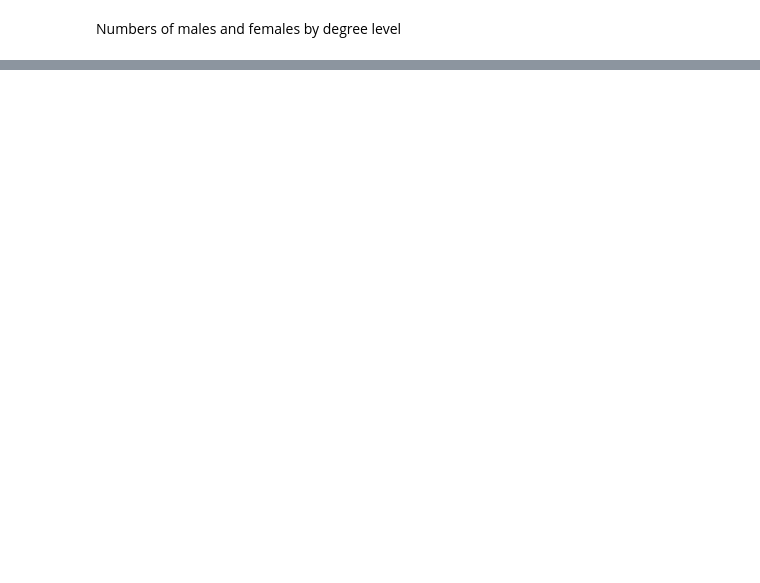
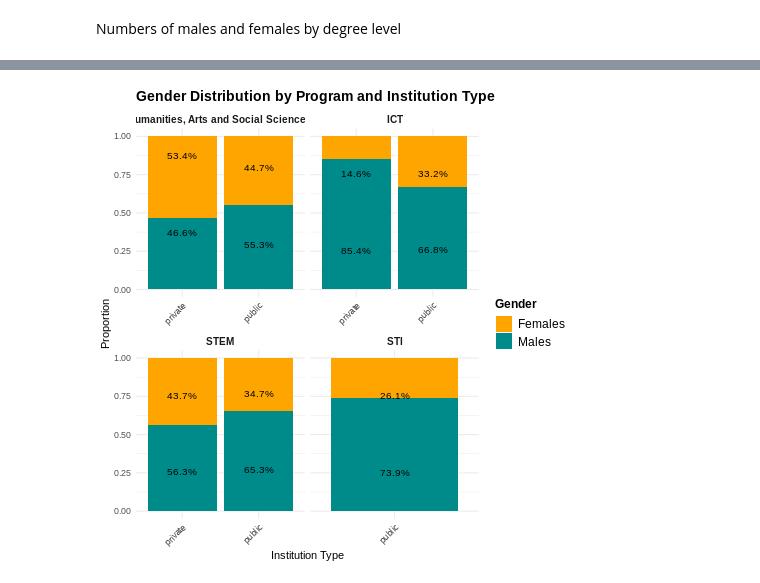
Before and after one commit to Dinke265/NSTIP, a Jupyter notebook: NSTIP.ipynb, the cells around one changed output, grey strips where cells are left out. Cells and saved outputs as stored; diff of their text form; code cells hidden in the pictures; blank space fills up the shorter version.

```diff
--- a/NSTIP.ipynb
+++ b/NSTIP.ipynb
@@ -204,0 +256,9 @@ write.csv(outliers, "outliers.csv", row.names = FALSE)
+# %%
+%%R
+
+cleanedgrads_data <- read_csv("/content/drive/My Drive/NSTIP/cleangrads_data.csv")
+
+total2022<- cleanedgrads_data %>%
+  summarise(Total_Females = sum(females, na.rm = TRUE),
+            Total_Males = sum(males, na.rm = TRUE))
+print(total2022)
@@ -249,0 +462,38 @@ lgl (17): ...11, ...12, ...13, ...14, ...15, ...16, ...17, ...18, ...19, ......
+# %%
+%%R
+
+gender_distribution_inst <- cleanedgrads_data %>%
+  group_by(program_type, type_institution) %>%
+  summarise(
+    total_fem = sum(females, na.rm = TRUE),
+    total_mal = sum(males, na.rm = TRUE)
+  ) %>%
+  mutate(total_combined = total_fem + total_mal) %>%
+  pivot_longer(cols = c(total_fem, total_mal), names_to = "gender", values_to = "count") %>%
+  mutate(
+    gender = recode(gender, "total_fem" = "Females", "total_mal" = "Males"),
+    percentage = count / total_combined * 100
+  ) %>%
+  select(-total_combined)
+# %%
+%%R
+ggplot(gender_distribution_inst, aes(x = type_institution, y = count, fill = gender)) +
+  geom_bar(stat = "identity", position = "fill") +
+  facet_wrap(~program_type, scales = "free_x", ncol = 2) +
+    geom_text(aes(label = paste0(sprintf("%.1f%%", percentage)),
+                y = cumsum(count) - 0.5 * count),
+            position = position_fill(vjust = 0.5),
+            size = 3.5, color = "black") +
+  scale_fill_manual(values = c("Females" = "Orange", "Males" = "darkcyan")) +
+  labs(title = "Gender Distribution by Program and Institution Type",
+       x = "Institution Type",
+       y = "Proportion",
+       fill = "Gender") +
+  theme_minimal() +
+  theme(axis.text.x = element_text(angle = 45, hjust = 1),
+        strip.text.x = element_text(size = 10, face = "bold"),
+        plot.title = element_text(size = 14, face = "bold"),
+        legend.title = element_text(size = 12, face = "bold"),
+        legend.text = element_text(size = 12))
+# %% [output]
+[figure, added]
```
Also changed, not shown: parts of 32 cells of this notebook.
